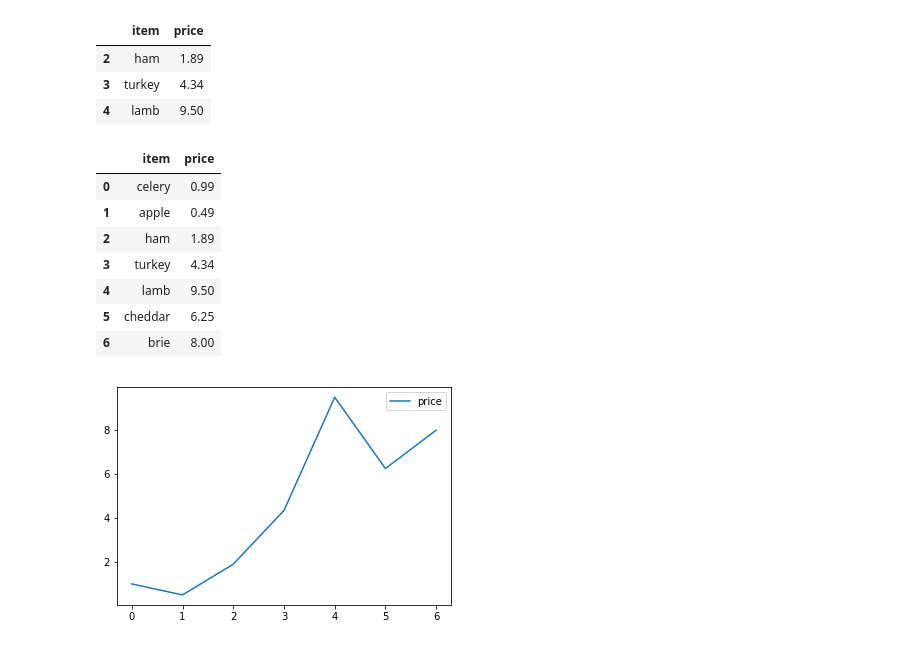
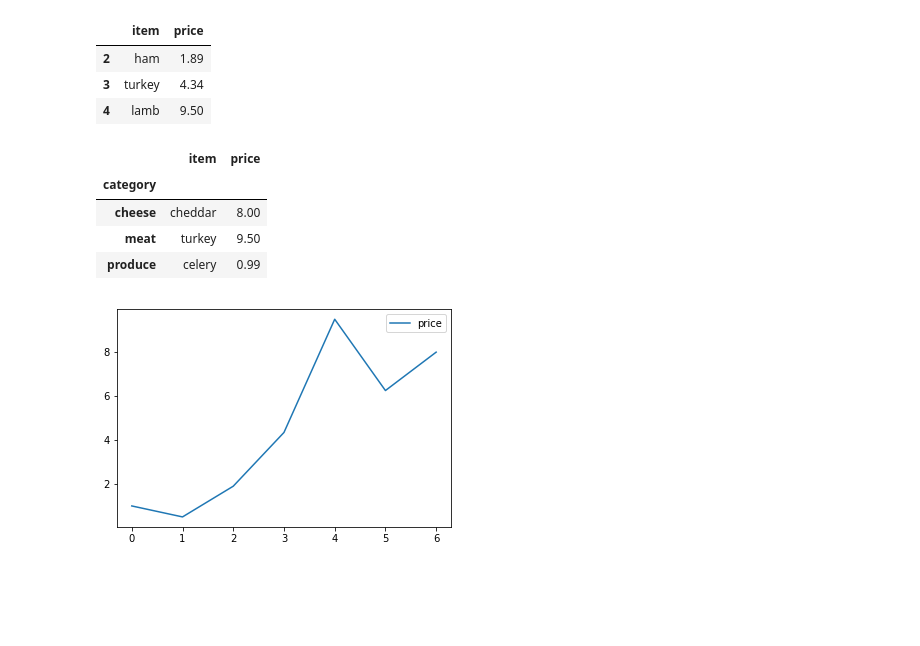
Before and after one commit to arun-narayanaswamy/python-practice, a Jupyter notebook: own-practive/pandas-updated.ipynb, the cells around one changed output. Saved outputs shown, nothing was run; the diff lists cells and outputs as text; code cells hidden in the pictures; blank space fills up the shorter version.

```diff
--- a/own-practive/pandas-updated.ipynb
+++ b/own-practive/pandas-updated.ipynb
@@ -504,38 +504,35 @@ grouped.filter(lambda x: len(x)>2)
 # %%
 #Assignment
 #Perform the following operations using split-apply-combine.
 
 #Remove all items in categories where the mean price in that category is less than $3.00.
 #Find the maximum values in each category for all features. (What does Pandas take to be the maximum value of the 'item' column?)
 #If the maximum price in a category is more than $3.00, reduce all prices in that category by 10%. Return a Series of the new price column.
 
 import pandas as pd
 import numpy as np
 
 grocery = pd.DataFrame({'category':['produce', 'produce', 'meat',
                                     'meat', 'meat', 'cheese', 'cheese'],
                         'item':['celery', 'apple', 'ham', 'turkey',  'lamb',
                                 'cheddar', 'brie'],
                         'price':[.99, .49, 1.89, 4.34, 9.50, 6.25, 8.0]})
 
 group_grocery=grocery.groupby('category')
 one_mean = group_grocery.filter(lambda x: x.mean()>=3.00)
 two_mean= group_grocery.aggregate(np.max)
 temp=group_grocery.filter(lambda x: x.mean()>=0)
 #three_mean=group_grocery.apply(lambda x: (x - 0.1*x) if np.max > 3.00 else x)
 #one_mean= pd.merge(grocery,)
 #print(one_mean)
 #three_mean
-temp
+two_mean
 # %% [output]
 |  | item | price |
-| 0 | celery | 0.99 |
-| 1 | apple | 0.49 |
-| 2 | ham | 1.89 |
-| 3 | turkey | 4.34 |
-| 4 | lamb | 9.50 |
-| 5 | cheddar | 6.25 |
-| 6 | brie | 8.00 |
+| category |  |  |
+| cheese | cheddar | 8.00 |
+| meat | turkey | 9.50 |
+| produce | celery | 0.99 |
 # %%
 #dataframe.plot() adds object for plot list. then call matplotlib show to display it
 import matplotlib.pyplot as plt
```
Also changed, not shown: parts of 4 cells of this notebook.
